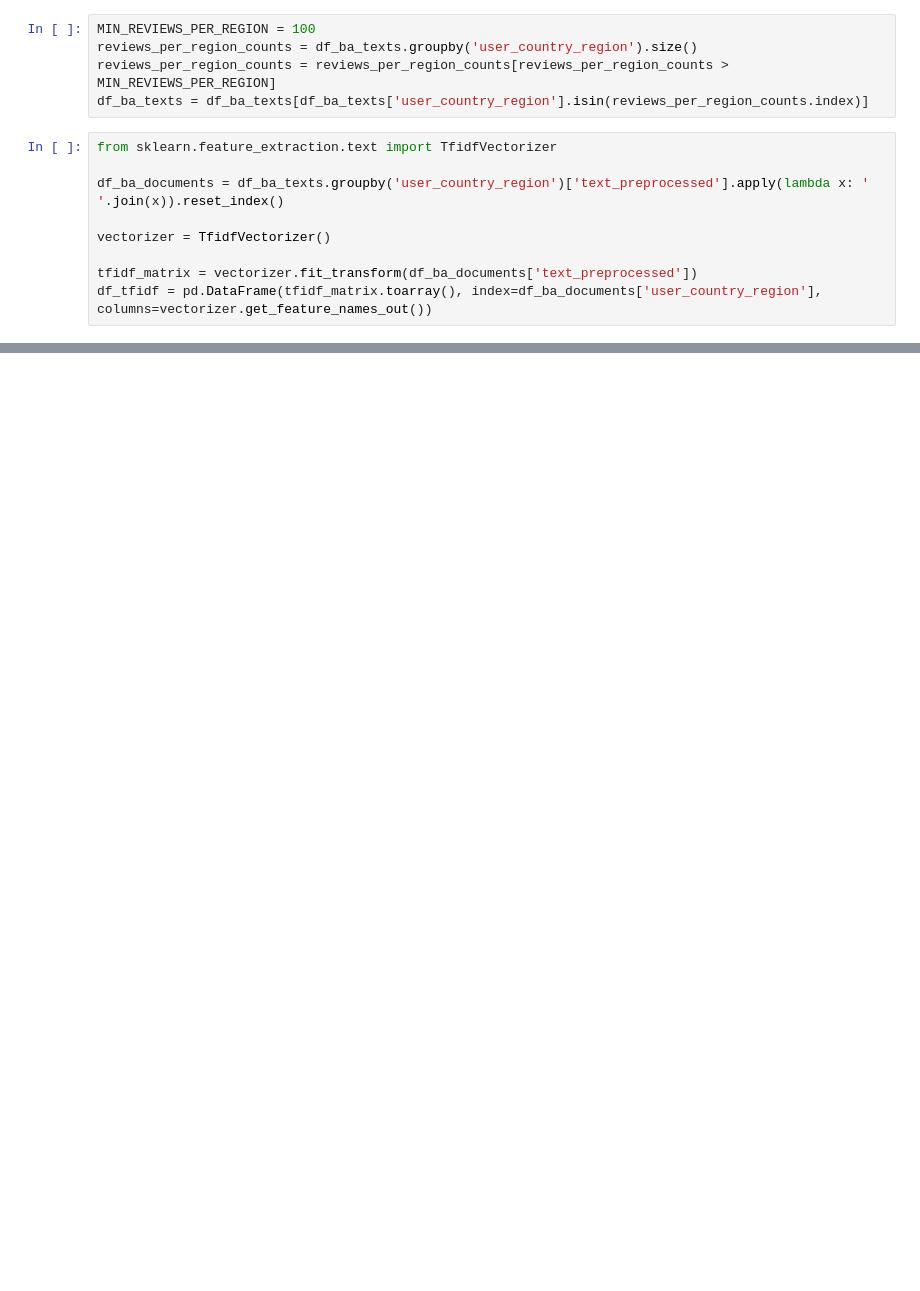
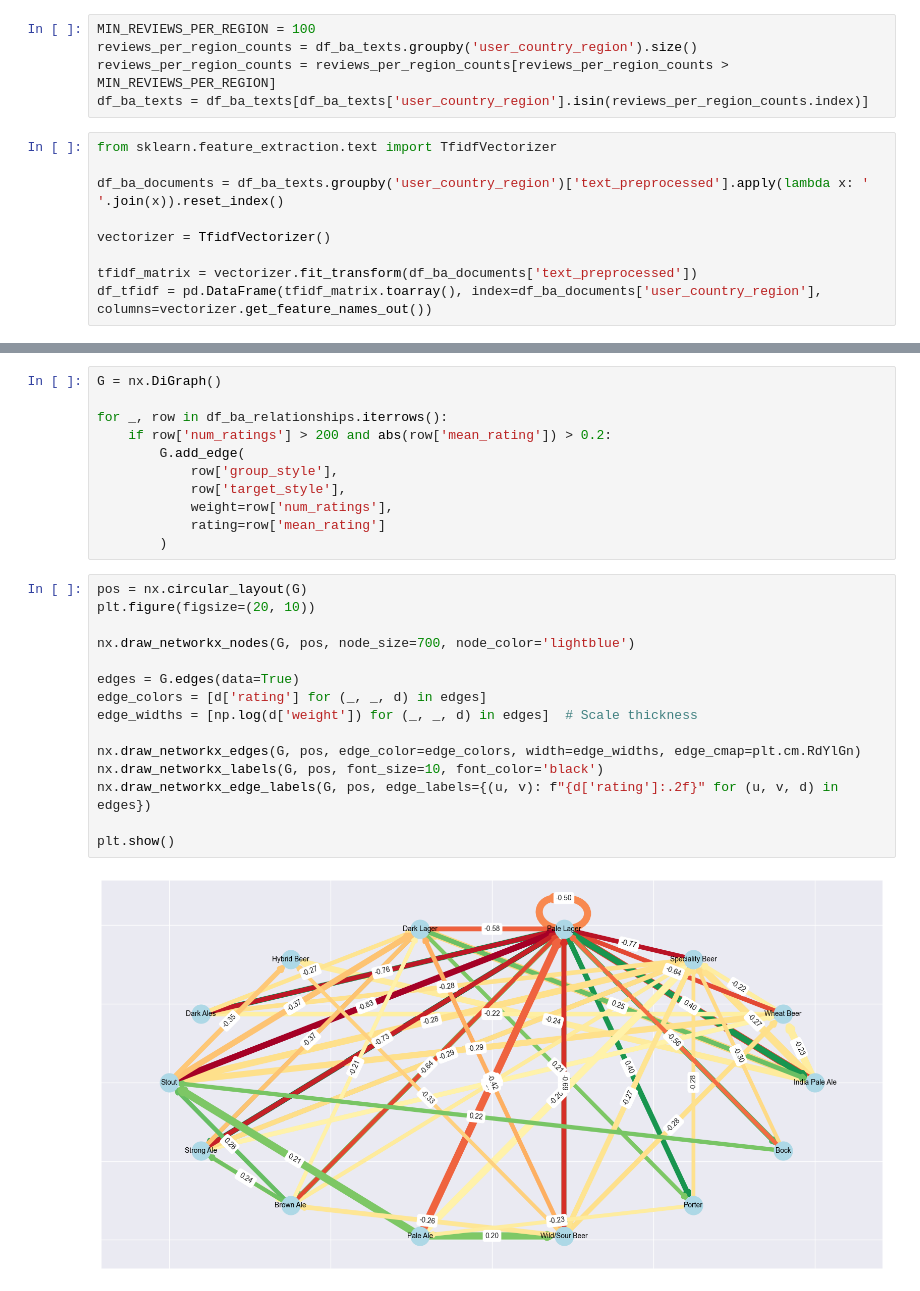
Before and after one commit to epfl-ada/ada-2024-project-pdfromscratch, a Jupyter notebook: src/workspaces/report_nlp.ipynb, the cells around one changed output, grey strips where cells are left out. Saved outputs shown, nothing was run; the diff lists cells and outputs as text; blank space fills up the shorter version.

```diff
--- a/src/workspaces/report_nlp.ipynb
+++ b/src/workspaces/report_nlp.ipynb
@@ -615,0 +656,28 @@ top_words_df
+# %%
+G = nx.DiGraph()
+
+for _, row in df_ba_relationships.iterrows():
+    if row['num_ratings'] > 200 and abs(row['mean_rating']) > 0.2:
+        G.add_edge(
+            row['group_style'],
+            row['target_style'],
+            weight=row['num_ratings'],
+            rating=row['mean_rating']
+        )
+# %%
+pos = nx.circular_layout(G)
+plt.figure(figsize=(20, 10))
+
+nx.draw_networkx_nodes(G, pos, node_size=700, node_color='lightblue')
+
+edges = G.edges(data=True)
+edge_colors = [d['rating'] for (_, _, d) in edges]
+edge_widths = [np.log(d['weight']) for (_, _, d) in edges]  # Scale thickness
+
+nx.draw_networkx_edges(G, pos, edge_color=edge_colors, width=edge_widths, edge_cmap=plt.cm.RdYlGn)
+nx.draw_networkx_labels(G, pos, font_size=10, font_color='black')
+nx.draw_networkx_edge_labels(G, pos, edge_labels={(u, v): f"{d['rating']:.2f}" for (u, v, d) in edges})
+
+plt.show()
+# %% [output]
+[figure, added]
```
Also changed, not shown: parts of 8 cells of this notebook.
